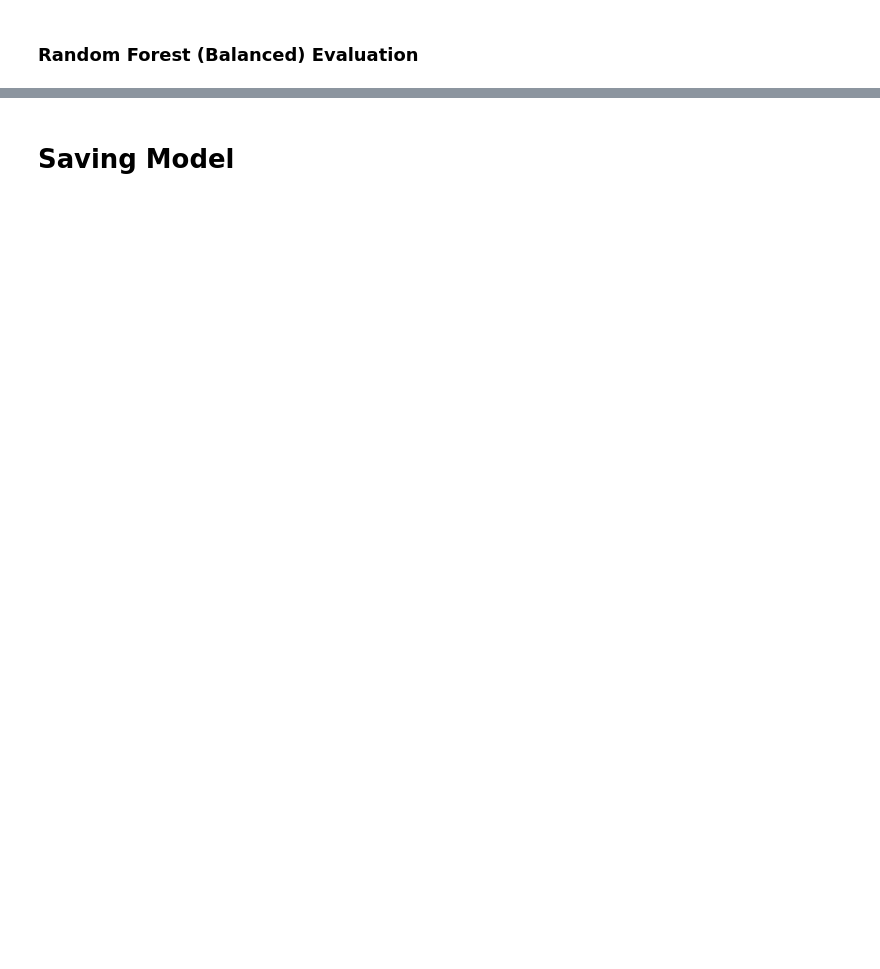
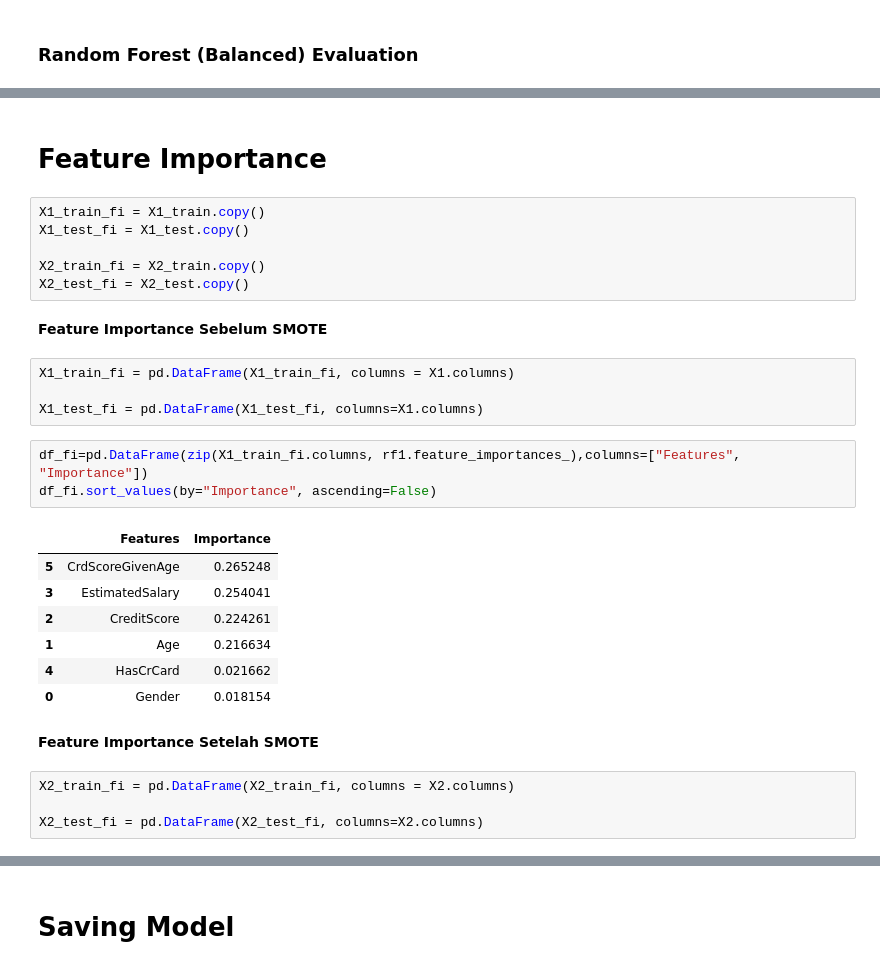
Before and after one commit to ladyryan/Churn-Pred, a Jupyter notebook: Copy_of_Customer_Churn_Prediction.ipynb, the cells around one changed output, grey strips where cells are left out. Saved outputs shown, nothing was run; the diff lists cells and outputs as text; blank space fills up the shorter version.

```diff
--- a/Copy_of_Customer_Churn_Prediction.ipynb
+++ b/Copy_of_Customer_Churn_Prediction.ipynb
@@ -640 +700,32 @@ f1: 0.73
 ROC AUC: 0.82
+# %% [markdown]
+# Feature Importance
+# %%
+X1_train_fi = X1_train.copy()
+X1_test_fi = X1_test.copy()
+
+X2_train_fi = X2_train.copy()
+X2_test_fi = X2_test.copy()
+# %% [markdown]
+**Feature Importance Sebelum SMOTE**
+# %%
+X1_train_fi = pd.DataFrame(X1_train_fi, columns = X1.columns)
+
+X1_test_fi = pd.DataFrame(X1_test_fi, columns=X1.columns)
+# %%
+df_fi=pd.DataFrame(zip(X1_train_fi.columns, rf1.feature_importances_),columns=["Features", "Importance"])
+df_fi.sort_values(by="Importance", ascending=False)
+# %% [output]
+|  | Features | Importance |
+| 5 | CrdScoreGivenAge | 0.265248 |
+| 3 | EstimatedSalary | 0.254041 |
+| 2 | CreditScore | 0.224261 |
+| 1 | Age | 0.216634 |
+| 4 | HasCrCard | 0.021662 |
+| 0 | Gender | 0.018154 |
+# %% [markdown]
+**Feature Importance Setelah SMOTE**
+# %%
+X2_train_fi = pd.DataFrame(X2_train_fi, columns = X2.columns)
+
+X2_test_fi = pd.DataFrame(X2_test_fi, columns=X2.columns)
```
Also changed, not shown: parts of 72 cells of this notebook, 2 other files.
